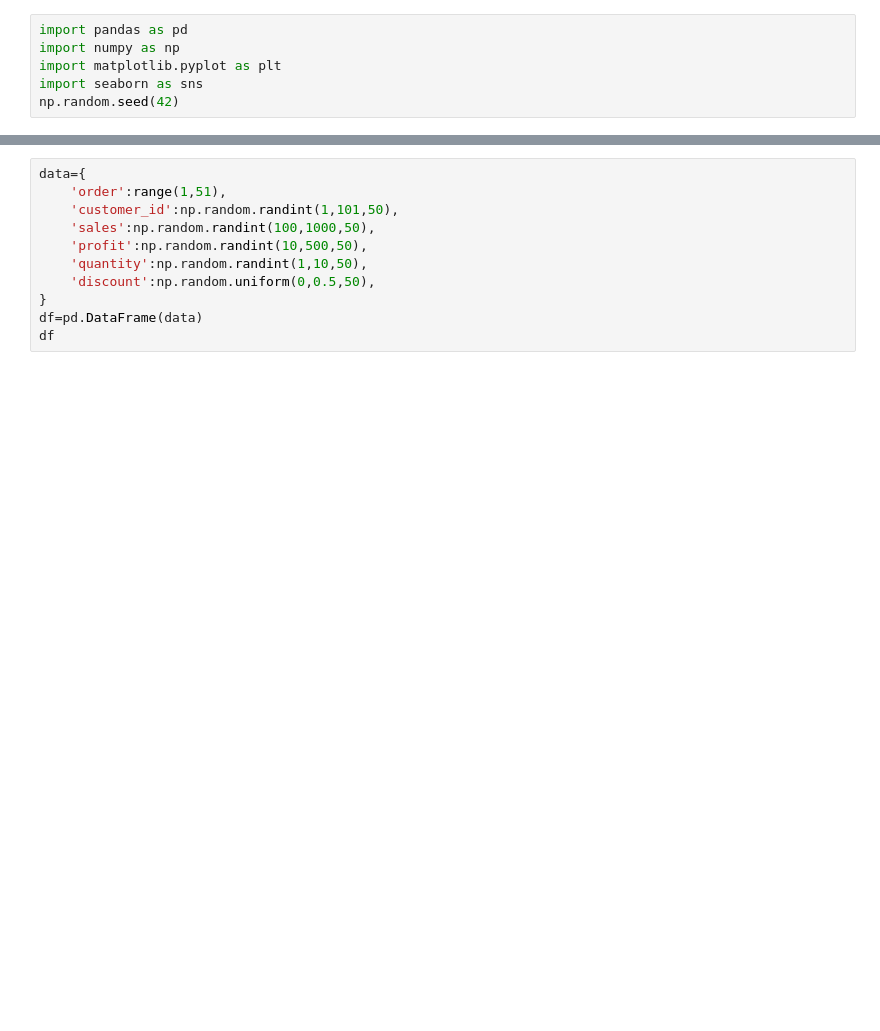
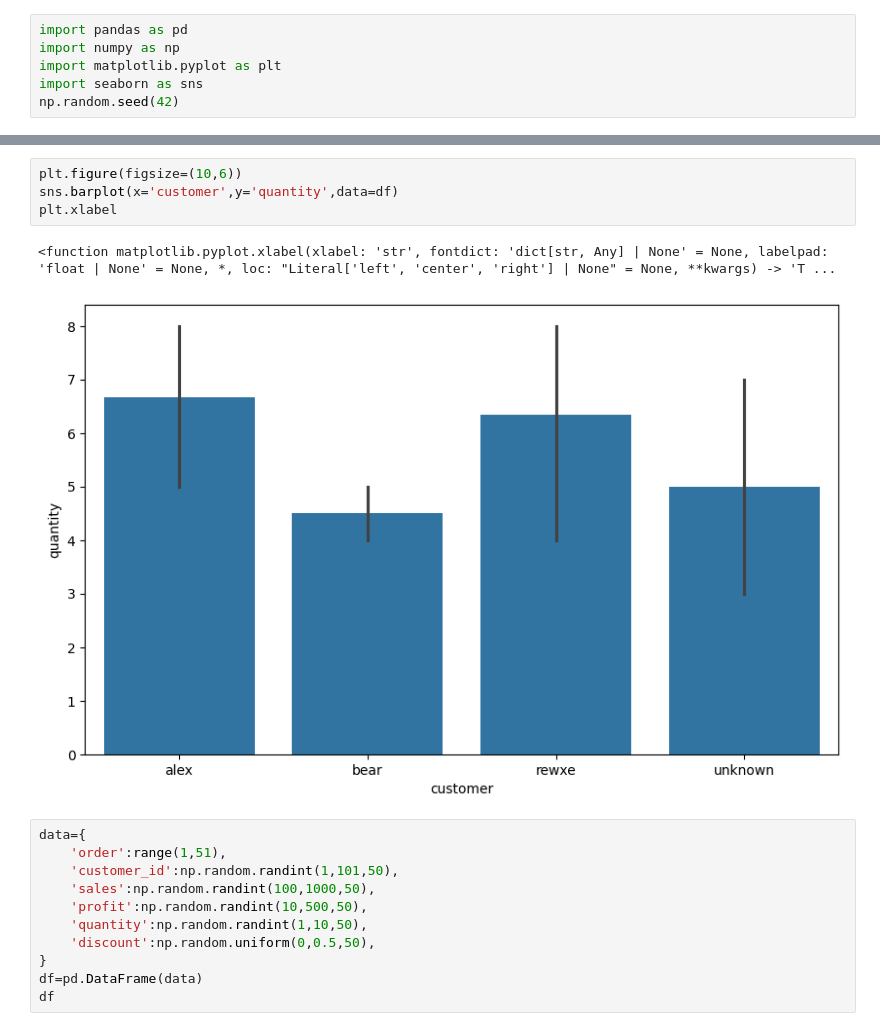
Before and after one commit to mdsamim1992hatia-cell/BMI-CAL, a Jupyter notebook: Untitled235.ipynb, the cells around one changed output, grey strips where cells are left out. Saved outputs shown, nothing was run; the diff lists cells and outputs as text; blank space fills up the shorter version.

```diff
--- a/Untitled235.ipynb
+++ b/Untitled235.ipynb
@@ -9,3 +151,10 @@ np.random.seed(42)
+# %%
+plt.figure(figsize=(10,6))
+sns.barplot(x='customer',y='quantity',data=df)
+plt.xlabel
+# %% [output]
+<function matplotlib.pyplot.xlabel(xlabel: 'str', fontdict: 'dict[str, Any] | None' = None, labelpad: 'float | None' = None, *, loc: "Literal['left', 'center', 'right'] | None" = None, **kwargs) -> 'T ...
+[figure, added]
 # %%
 data={
     'order':range(1,51),
```
Also changed, not shown: parts of 12 cells of this notebook.
